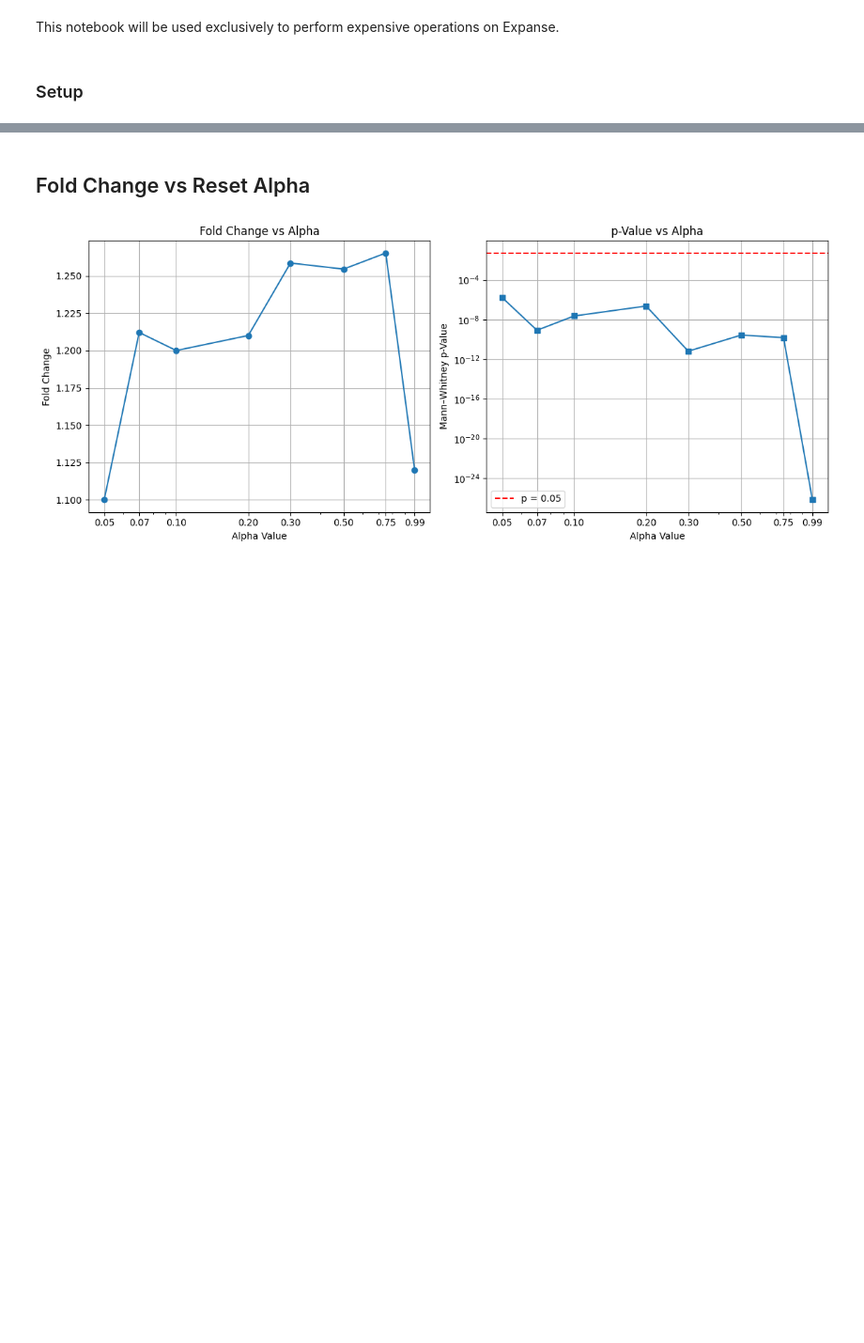
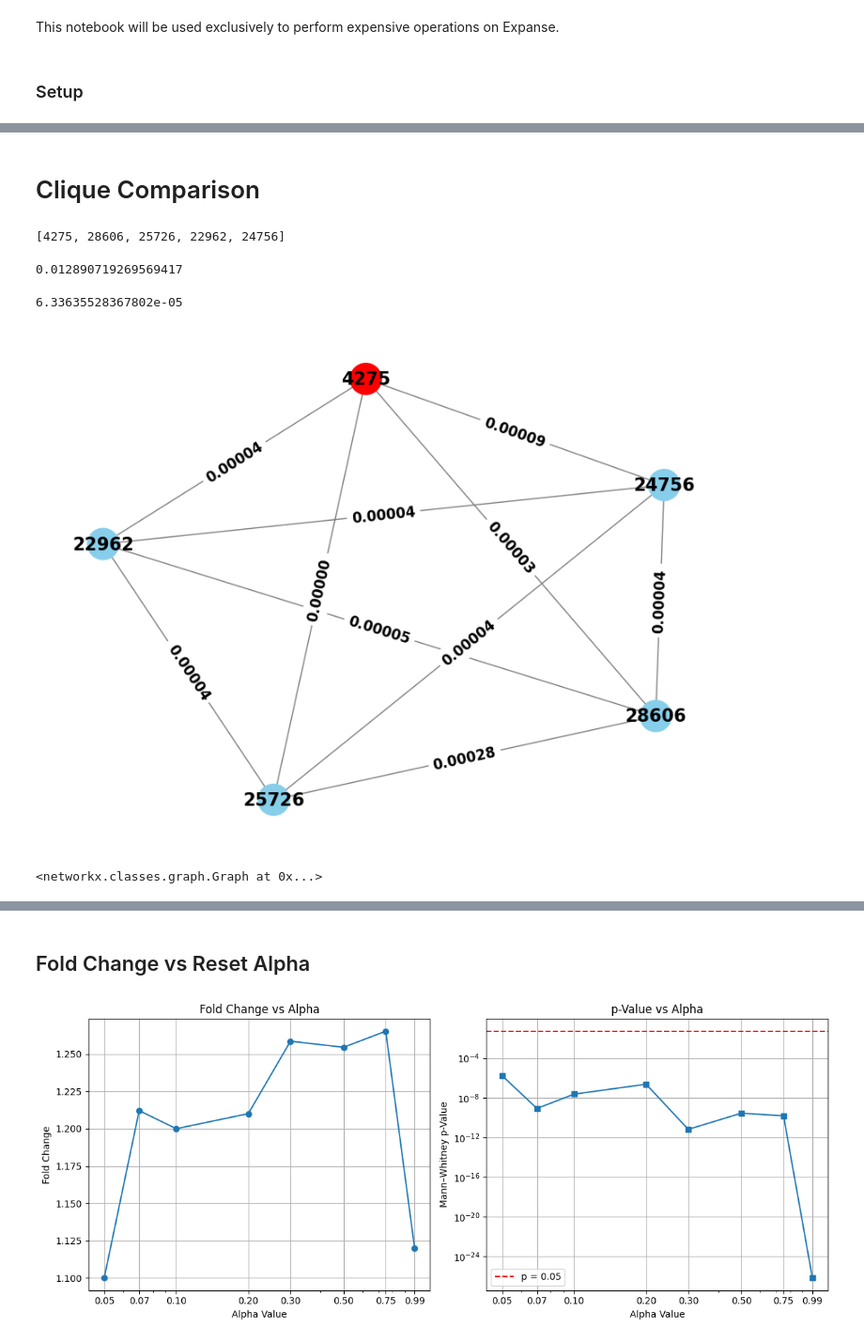
Before and after one commit to ethanoutangoun/chromatin-heart-dev, a Jupyter notebook: expanse_notebook.ipynb, the cells around one changed output, grey strips where cells are left out. Shown at 94% size. Saved outputs shown, nothing was run; the diff lists cells and outputs as text; code cells hidden in the pictures; blank space fills up the shorter version.

```diff
--- a/expanse_notebook.ipynb
+++ b/expanse_notebook.ipynb
@@ -39,0 +45,32 @@ non_gene_bins = [int(line.strip()) for line in open(NON_GENE_BIN_PATH).readlines
+# %%
+knockout_matrix = np.load('data/hic/knockout30_100kb_balanced_zeroed.npy')
+# %%
+wildtype_matrix = np.load('data/hic/wt_100kb_balanced_zeroed.npy')
+# wildtype_matrix = np.load('samples/contact_matrix_100kb_balanced_zeroed.npy')
+# %% [markdown]
+# Clique Comparison
+# %%
+TTN_BIN = 4275
+ko_ttn_clique = cf.find_greedy_clique(knockout_matrix, 5, TTN_BIN)
+
+ko_ttn_clique
+# %% [output]
+[4275, 28606, 25726, 22962, 24756]
+# %%
+core.stats.calculate_avg_interaction_strength(
+    knockout_matrix, ko_ttn_clique
+)
+# %% [output]
+0.012890719269569417
+# %%
+# ko ttn clique using wildtype matrix
+core.stats.calculate_avg_interaction_strength(
+    wildtype_matrix, ko_ttn_clique
+)
+# %% [output]
+6.33635528367802e-05
+# %%
+f.clique_to_graph(wildtype_matrix, ko_ttn_clique, TTN_BIN)
+# %% [output]
+[figure, added]
+<networkx.classes.graph.Graph at 0x...>
```
Also changed, not shown: parts of 12 cells of this notebook, 3 other files.
